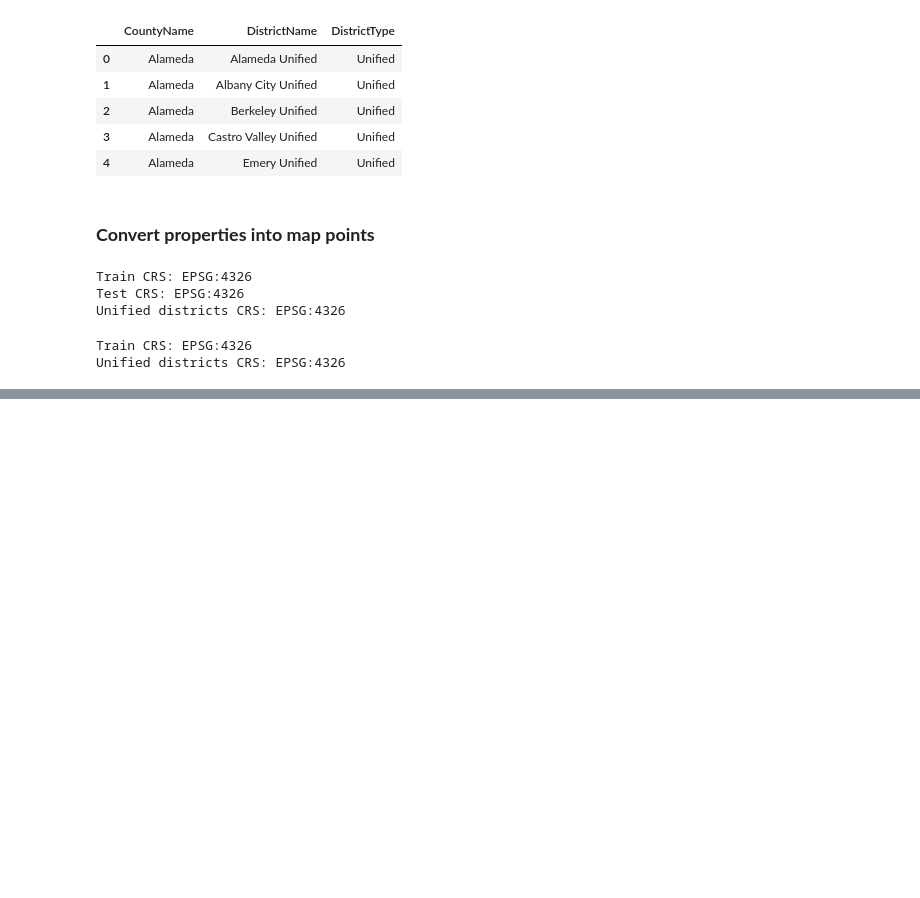
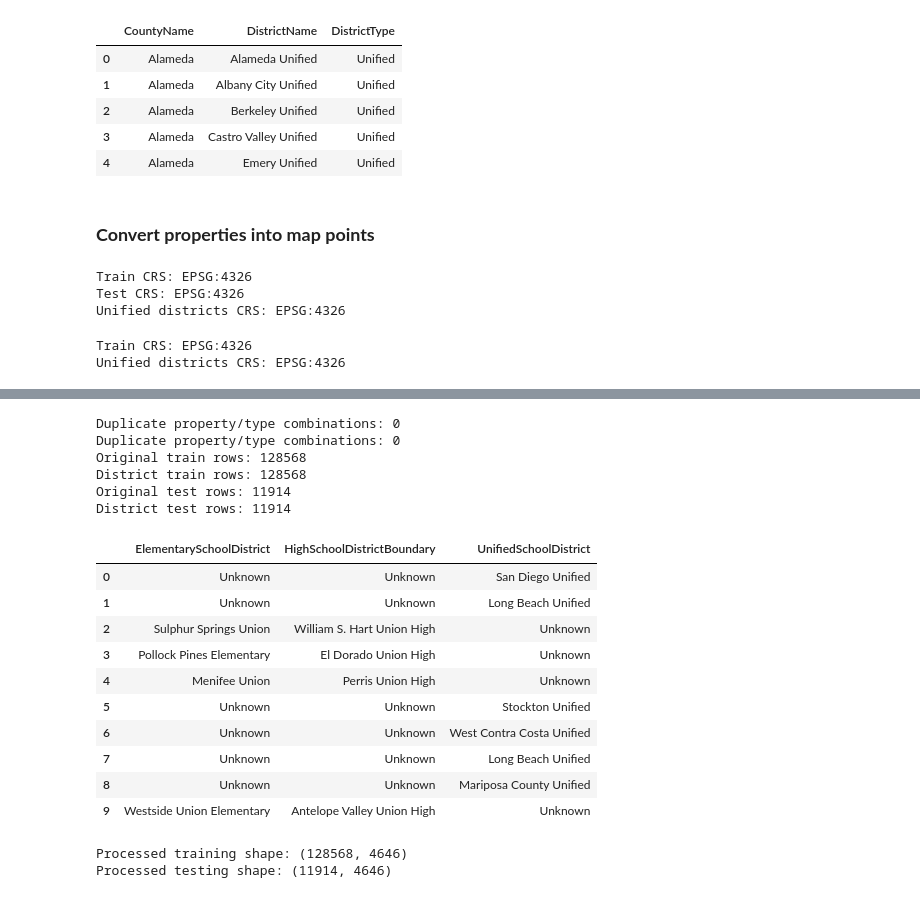
Before and after one commit to miatrn20/IDX-Exchange-Internship-Data_Science-Summer2026, a Jupyter notebook: 04_model_comparison.ipynb, the cells around one changed output, grey strips where cells are left out. Saved outputs shown, nothing was run; the diff lists cells and outputs as text; code cells hidden in the pictures; blank space fills up the shorter version.

```diff
--- a/04_model_comparison.ipynb
+++ b/04_model_comparison.ipynb
@@ -778,0 +1003,60 @@ Unified districts CRS: EPSG:4326
+# %%
+week6_train_district_df = add_school_district_features(train_geo, district_boundaries)
+week6_test_district_df = add_school_district_features(test_geo, district_boundaries)
+print("Original train rows:", len(week6_train_df))
+print("District train rows:", len(week6_train_district_df))
+
+print("Original test rows:", len(week6_test_df))
+print("District test rows:", len(week6_test_district_df))
+# %% [output]
+Duplicate property/type combinations: 0
+Duplicate property/type combinations: 0
+Original train rows: 128568
+District train rows: 128568
+Original test rows: 11914
+District test rows: 11914
+# %%
+district_columns = list(district_feature_names.values())
+
+week6_train_district_df[district_columns].head(10)
+# %% [output]
+|  | ElementarySchoolDistrict | HighSchoolDistrictBoundary | UnifiedSchoolDistrict |
+| 0 | Unknown | Unknown | San Diego Unified |
+| 1 | Unknown | Unknown | Long Beach Unified |
+| 2 | Sulphur Springs Union | William S. Hart Union High | Unknown |
+| 3 | Pollock Pines Elementary | El Dorado Union High | Unknown |
+| 4 | Menifee Union | Perris Union High | Unknown |
+| 5 | Unknown | Unknown | Stockton Unified |
+| 6 | Unknown | Unknown | West Contra Costa Unified |
+| 7 | Unknown | Unknown | Long Beach Unified |
+| 8 | Unknown | Unknown | Mariposa County Unified |
+| 9 | Westside Union Elementary | Antelope Valley Union High | Unknown |
+# %%
+school_district_features = list(district_feature_names.values())
+week6_district_categorical = week6_categorical_features + school_district_features
+
+X_train_district = week6_train_district_df[week6_numeric_features + week6_district_categorical].copy()
+X_test_district = week6_test_district_df[week6_numeric_features + week6_district_categorical].copy()
+
+for column in week6_district_categorical:
+    X_train_district[column] = X_train_district[column].astype(str)
+    X_test_district[column] = X_test_district[column].astype(str)
+
+try:
+    district_encoder = OneHotEncoder(handle_unknown="ignore", sparse_output=True)
+except TypeError:
+    district_encoder = OneHotEncoder(handle_unknown="ignore", sparse=True)
+
+district_preprocessor = ColumnTransformer([
+    ("num", "passthrough", week6_numeric_features),
+    ("cat", district_encoder, week6_district_categorical),
+])
+
+X_train_district_processed = district_preprocessor.fit_transform(X_train_district)
+X_test_district_processed = district_preprocessor.transform(X_test_district)
+
+print("Processed training shape:", X_train_district_processed.shape)
+print("Processed testing shape:", X_test_district_processed.shape)
+# %% [output]
+Processed training shape: (128568, 4646)
+Processed testing shape: (11914, 4646)
```
Also changed, not shown: parts of 14 cells of this notebook, 5 other files.
